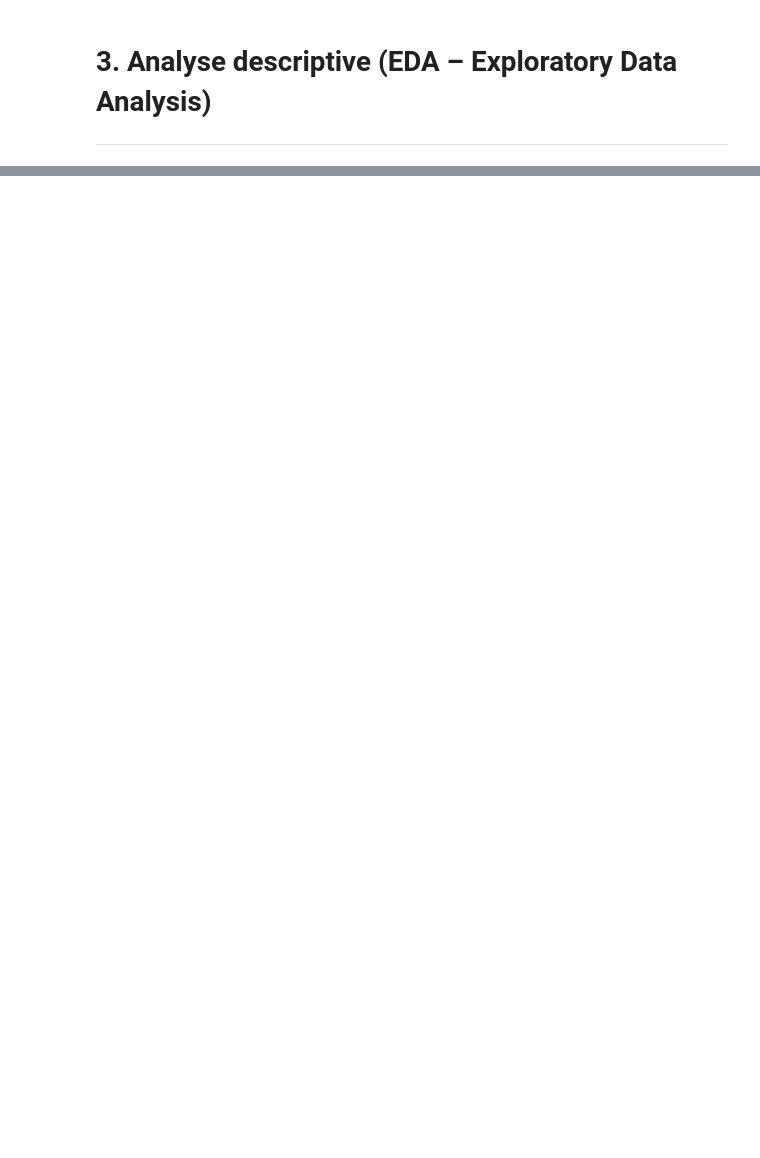
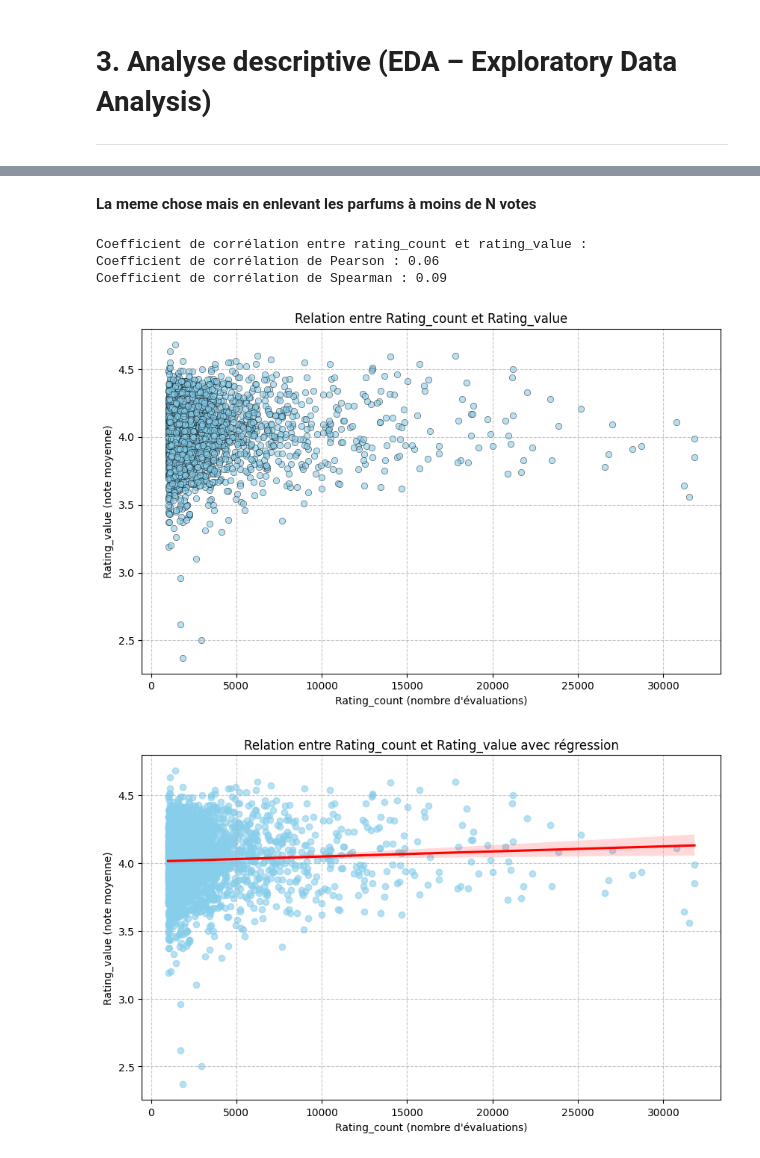
Before and after one commit to ThomasAPRichard/M1_DS, a Jupyter notebook: Analyse_de_Données/Projet_AD/Data_analyse_Fragrantica/Brouillon.ipynb, the cells around one changed output, grey strips where cells are left out. Cells and saved outputs as stored; diff of their text form; code cells hidden in the pictures; blank space fills up the shorter version.

Commit message:
Exploration data

```diff
--- a/Analyse_de_Données/Projet_AD/Data_analyse_Fragrantica/Brouillon.ipynb
+++ b/Analyse_de_Données/Projet_AD/Data_analyse_Fragrantica/Brouillon.ipynb
@@ -430,0 +627,39 @@ Valeurs extrêmes pour Launch_year :
+# %% [markdown]
+**La meme chose mais en enlevant les parfums à moins de N votes**
+# %%
+N = 1000 # nombre minimal de votants
+
+FDS_rating_uper_N_votes = FDS.dropna(subset=['rating_count', 'rating_value'])
+FDS_rating_uper_N_votes = FDS_rating_uper_N_votes[FDS_rating_uper_N_votes['rating_count'] > N]
+
+# Calcul du coefficient de corrélation
+pearson_corr, _ = pearsonr(FDS_rating_uper_N_votes['rating_count'], FDS_rating_uper_N_votes['rating_value'])
+spearman_corr, _ = spearmanr(FDS_rating_uper_N_votes['rating_count'], FDS_rating_uper_N_votes['rating_value'])
+# Affichage des résultats
+print(f"\n\nCoefficient de corrélation entre rating_count et rating_value :")
+print(f"Coefficient de corrélation de Pearson : {pearson_corr:.2f}")
+print(f"Coefficient de corrélation de Spearman : {spearman_corr:.2f}")
+
+# Scatter plot (nuage de points)
+plt.figure(figsize=(10, 6))
+sns.scatterplot(data=FDS_rating_uper_N_votes, x='rating_count', y='rating_value', alpha=0.6, color='skyblue', edgecolor='black')
+plt.title("Relation entre Rating_count et Rating_value")
+plt.xlabel("Rating_count (nombre d'évaluations)")
+plt.ylabel("Rating_value (note moyenne)")
+plt.grid(axis='both', linestyle='--', alpha=0.7)
+plt.show()
+
+# Visualisation avec une régression (optionnel)
+plt.figure(figsize=(10, 6))
+sns.regplot(data=FDS_rating_uper_N_votes, x='rating_count', y='rating_value', scatter_kws={'alpha':0.6, 'color':'skyblue'}, line_kws={'color':'red'})
+plt.title("Relation entre Rating_count et Rating_value avec régression")
+plt.xlabel("Rating_count (nombre d'évaluations)")
+plt.ylabel("Rating_value (note moyenne)")
+plt.grid(axis='both', linestyle='--', alpha=0.7)
+plt.show()
+# %% [output]
+Coefficient de corrélation entre rating_count et rating_value :
+Coefficient de corrélation de Pearson : 0.06
+Coefficient de corrélation de Spearman : 0.09
+[figure, added]
+[figure, added]
```
Also changed, not shown: parts of 76 cells of this notebook, 12 other files.
